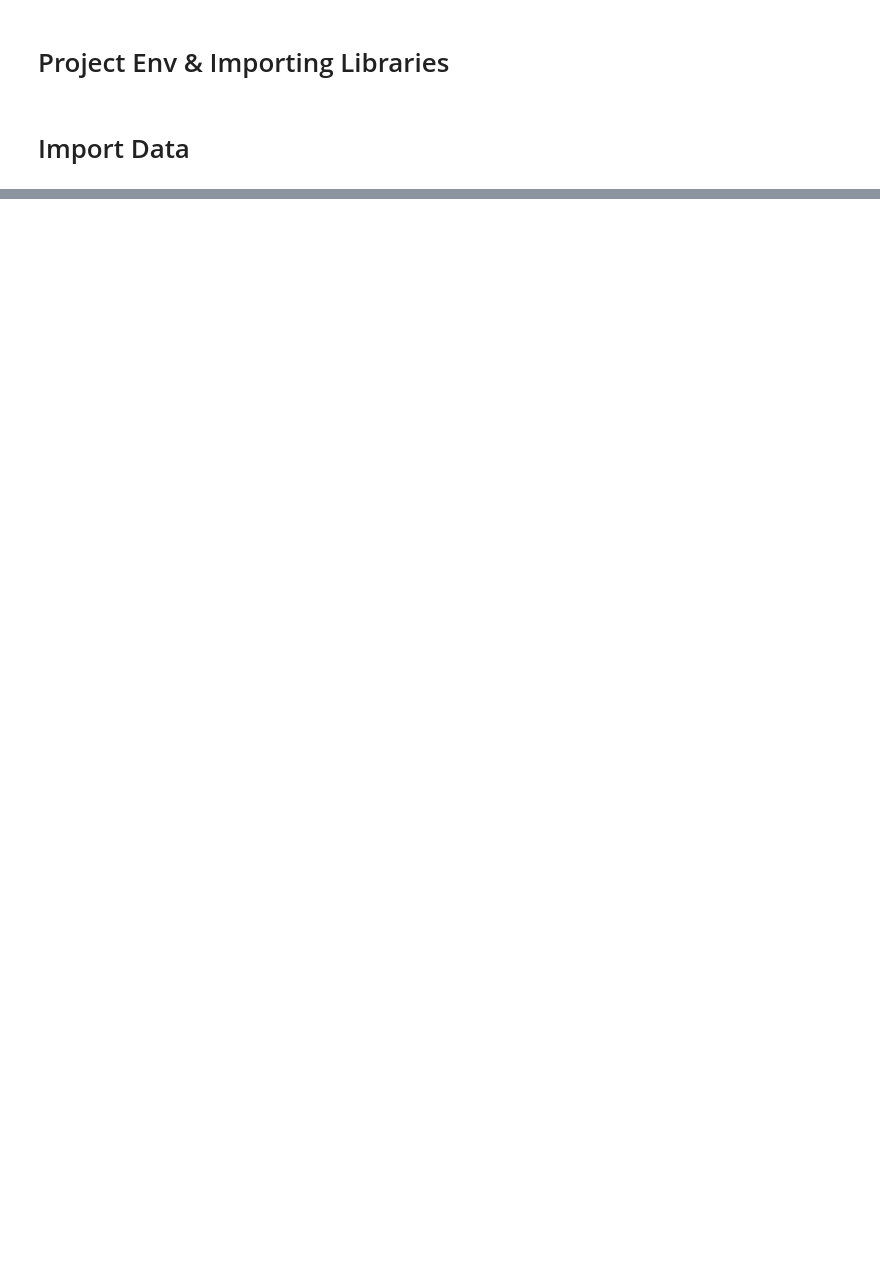
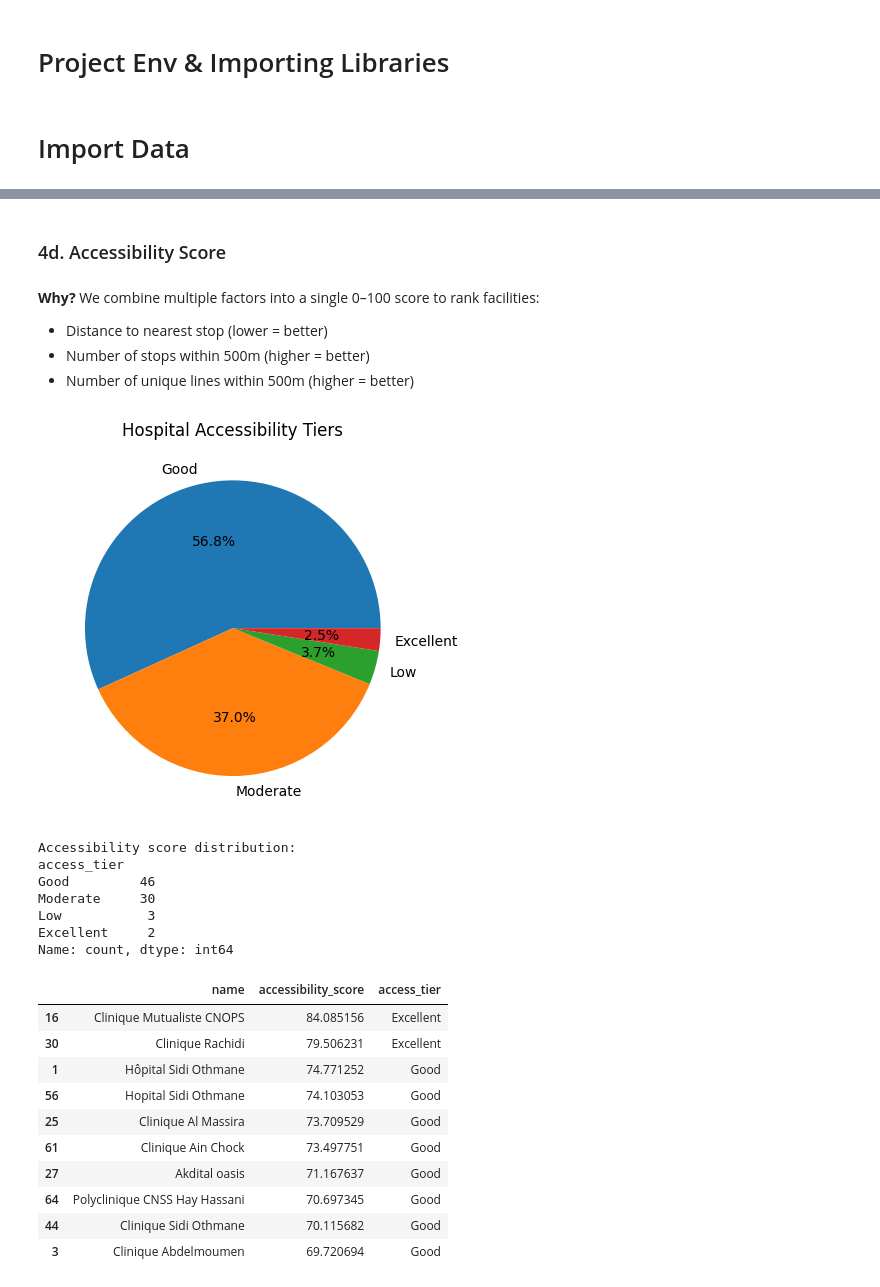
Before and after one commit to afkk25/capstone_repo, a Jupyter notebook: notebooks/03_data_analysis.ipynb, the cells around one changed output, grey strips where cells are left out. Drawn from its saved outputs; the diff is of its cells as text; code cells hidden in the pictures; blank space fills up the shorter version.

```diff
--- a/notebooks/03_data_analysis.ipynb
+++ b/notebooks/03_data_analysis.ipynb
@@ -59,0 +385,66 @@ public_transport = public_transport.to_crs(CRS_GEO)
+# %% [markdown]
+### 4d. Accessibility Score
+# %% [markdown]
+**Why?** We combine multiple factors into a single 0–100 score to rank facilities:
+- Distance to nearest stop (lower = better)
+- Number of stops within 500m (higher = better)
+- Number of unique lines within 500m (higher = better)
+# %%
+from sklearn.preprocessing import MinMaxScaler
+
+# Components to use in score
+score_df = hospitals[['nearest_stop_dist_m', 'stops_within_500m', 'unique_lines_500m']].copy()
+
+scaler = MinMaxScaler()
+normalized = scaler.fit_transform(score_df)
+
+# Invert distance (closer = better → higher score)
+dist_score  = 1 - normalized[:, 0]    # inverted
+stops_score = normalized[:, 1]
+lines_score = normalized[:, 2]
+
+# Weighted composite score
+hospitals['accessibility_score'] = (
+    0.40 * dist_score +
+    0.35 * stops_score +
+    0.25 * lines_score
+) * 100  # scale to 0–100
+
+# Categorize
+hospitals['access_tier'] = pd.cut(
+    hospitals['accessibility_score'],
+    bins=[0, 25, 50, 75, 100],
+    labels=['Low', 'Moderate', 'Good', 'Excellent']
+)
+
+tier_counts = hospitals['access_tier'].value_counts()
+plt.figure()
+plt.pie(tier_counts, labels=tier_counts.index, autopct='%1.1f%%')
+plt.title('Hospital Accessibility Tiers')
+plt.savefig(f'{ANALYSIS_OUTPUT_DIR}/Hospital Accessibility Tiers.png', bbox_inches='tight')
+plt.show()
+
+
+print('Accessibility score distribution:')
+print(tier_counts)
+display(hospitals[['name', 'accessibility_score', 'access_tier']].sort_values('accessibility_score', ascending=False).head(10))
+# %% [output]
+[figure, added]
+Accessibility score distribution:
+access_tier
+Good         46
+Moderate     30
+Low           3
+Excellent     2
+Name: count, dtype: int64
+|  | name | accessibility_score | access_tier |
+| 16 | Clinique Mutualiste CNOPS | 84.085156 | Excellent |
+| 30 | Clinique Rachidi | 79.506231 | Excellent |
+| 1 | Hôpital Sidi Othmane | 74.771252 | Good |
+| 56 | Hopital Sidi Othmane | 74.103053 | Good |
+| 25 | Clinique Al Massira | 73.709529 | Good |
+| 61 | Clinique Ain Chock | 73.497751 | Good |
+| 27 | Akdital oasis | 71.167637 | Good |
+| 64 | Polyclinique CNSS Hay Hassani | 70.697345 | Good |
+| 44 | Clinique Sidi Othmane | 70.115682 | Good |
+| 3 | Clinique Abdelmoumen | 69.720694 | Good |
```
Also changed, not shown: parts of 39 cells of this notebook, 20 other files.
